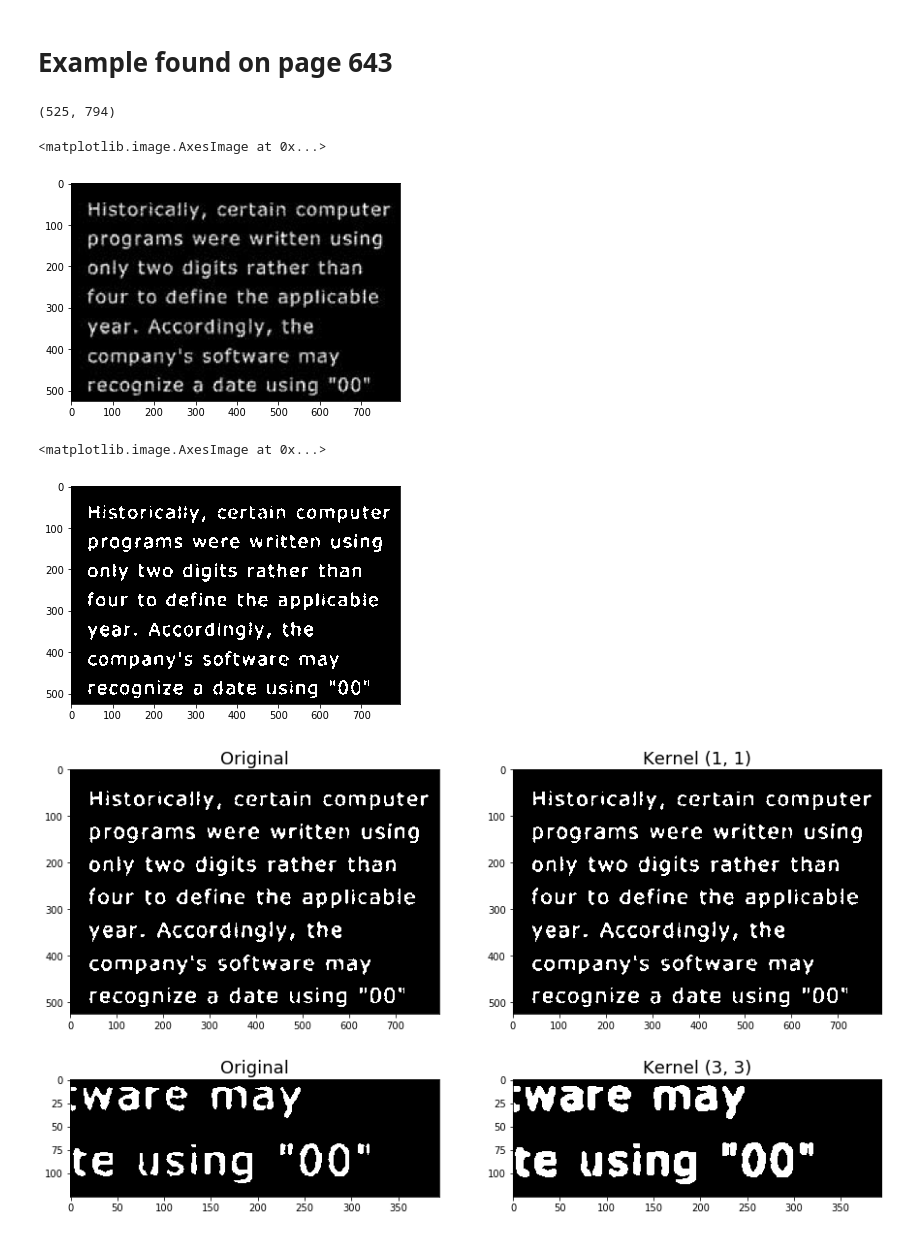
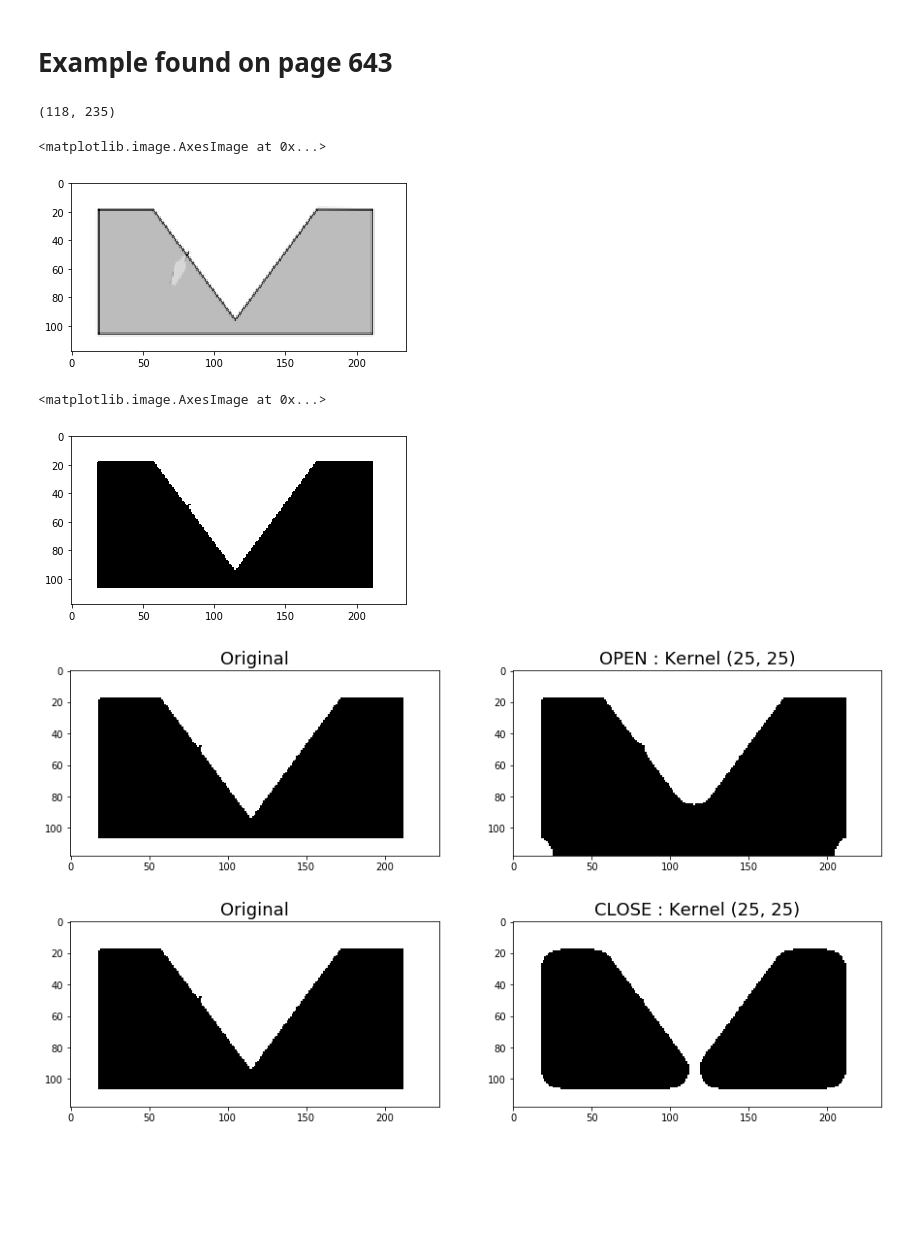
Before and after one commit to gmagannaDevelop/MorphoImg, a Jupyter notebook: Open_Close.ipynb, the cells around one changed output. Drawn from its saved outputs; the diff is of its cells as text; code cells hidden in the pictures; blank space fills up the shorter version.

Commit message:
:boom: Found : error or bug.
Using OpenCV morphological transformations (opening and closing), yields results that contradict Gonzalez's book figures.

```diff
--- a/Open_Close.ipynb
+++ b/Open_Close.ipynb
@@ -137,28 +137,27 @@
 # %% [markdown]
 # Example found on page 643
 # %%
-text = cv.imread('imagenes/text.png', 0)
-text.shape
+figura = cv.imread('imagenes/figura.png', 0)
+figura.shape
 # %% [output]
-(525, 794)
+(118, 235)
 # %%
-plt.imshow(text, cmap='gray')
+plt.imshow(figura, cmap='gray')
 # %% [output]
 <matplotlib.image.AxesImage at 0x...>
-[figure, old version]
+[figure, new version]
 # %%
-text2 = binarise(text, threshold=115)
-plt.imshow(text2, cmap='gray')
+figura2 = binarise(figura)
+plt.imshow(figura2, cmap='gray')
 # %% [output]
 <matplotlib.image.AxesImage at 0x...>
-[figure, old version]
+[figure, new version]
 # %%
-kernel = np.ones((1, 1))
-side_by_side(text2, cv.dilate(text2, kernel), title1='Original', title2=f'Kernel {kernel.shape}')
+kernel = cv.getStructuringElement(cv.MORPH_ELLIPSE, (25, 25))
+side_by_side(figura2, cv.morphologyEx(figura2, cv.MORPH_OPEN ,kernel), title1='Original', title2=f'OPEN : Kernel {kernel.shape}')
 # %% [output]
-[figure, old version]
+[figure, new version]
 # %%
-kernel = np.ones((3, 3))
-side_by_side(text2[400:, 400:], cv.dilate(text2[400:, 400:], kernel), title1='Original', title2=f'Kernel {kernel.shape}')
+side_by_side(figura2, cv.morphologyEx(figura2, cv.MORPH_CLOSE ,kernel), title1='Original', title2=f'CLOSE : Kernel {kernel.shape}')
 # %% [output]
-[figure, old version]
+[figure, new version]
```
Also changed, not shown: parts of 4 cells of this notebook, 1 other file.
